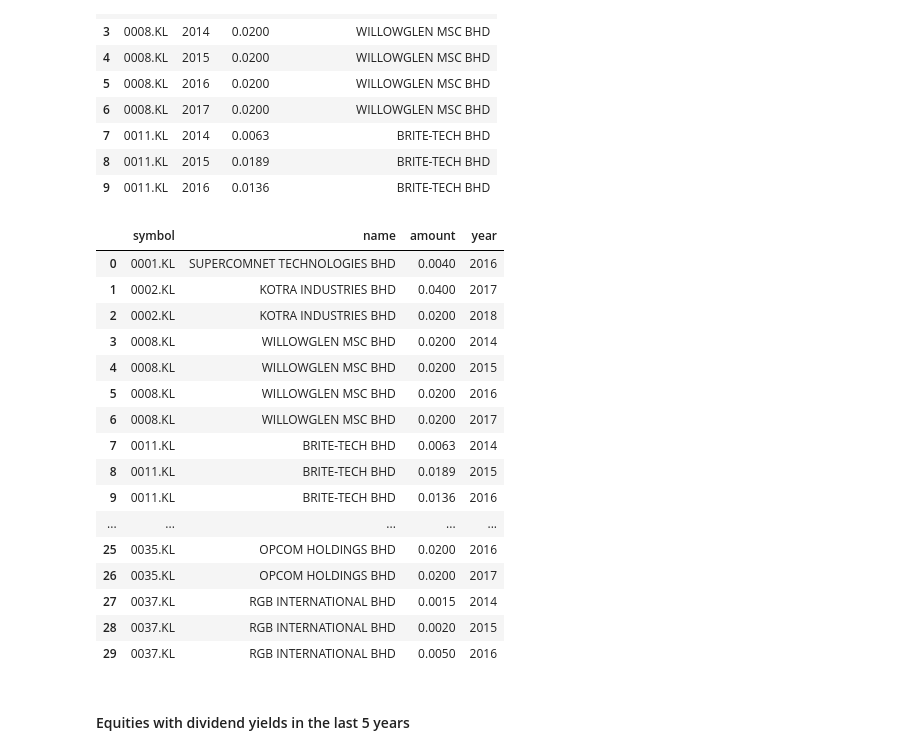
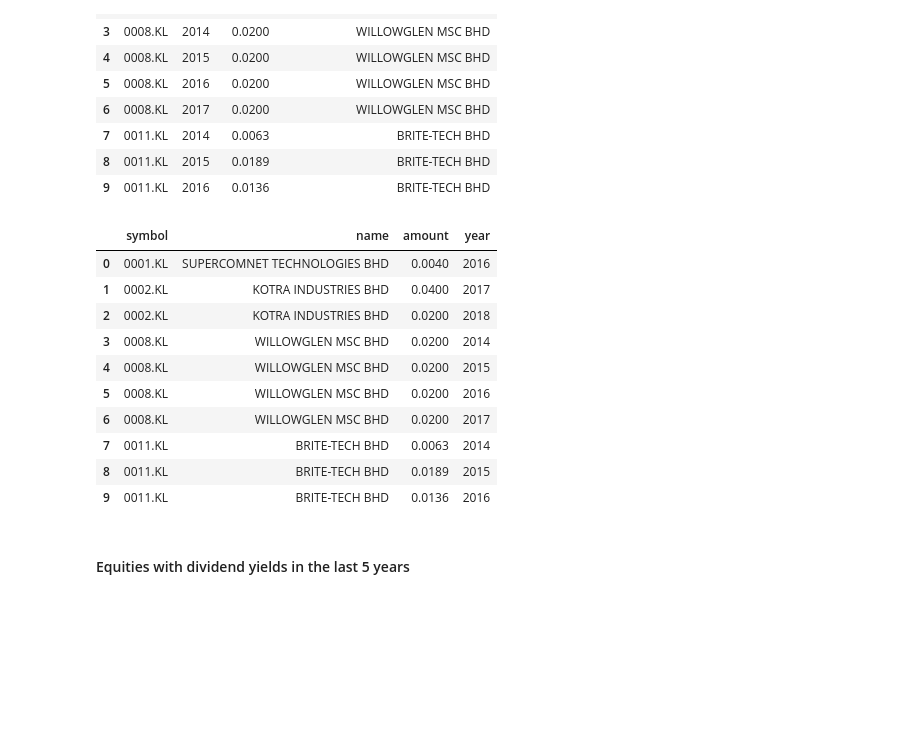
Before and after one commit to mengwangk/ai-playground, a Jupyter notebook: notebook/myInvestor-toolkit.ipynb, the cells around one changed output. Cells and saved outputs as stored; diff of their text form; code cells hidden in the pictures; blank space fills up the shorter version.

```diff
--- a/notebook/myInvestor-toolkit.ipynb
+++ b/notebook/myInvestor-toolkit.ipynb
@@ -222,25 +215,19 @@ df_good_equities.head(10)
 | 9 | 0011.KL | 2016 | 0.0136 | BRITE-TECH BHD |
 # %%
 df_good_equities = df_good_equities[['symbol', 'name', 'amount', 'year']]
-df_good_equities.head(30)
+df_good_equities.head(10)
 # %% [output]
 |  | symbol | name | amount | year |
 | 0 | 0001.KL | SUPERCOMNET TECHNOLOGIES BHD | 0.0040 | 2016 |
 | 1 | 0002.KL | KOTRA INDUSTRIES BHD | 0.0400 | 2017 |
 | 2 | 0002.KL | KOTRA INDUSTRIES BHD | 0.0200 | 2018 |
 | 3 | 0008.KL | WILLOWGLEN MSC BHD | 0.0200 | 2014 |
 | 4 | 0008.KL | WILLOWGLEN MSC BHD | 0.0200 | 2015 |
 | 5 | 0008.KL | WILLOWGLEN MSC BHD | 0.0200 | 2016 |
 | 6 | 0008.KL | WILLOWGLEN MSC BHD | 0.0200 | 2017 |
 | 7 | 0011.KL | BRITE-TECH BHD | 0.0063 | 2014 |
 | 8 | 0011.KL | BRITE-TECH BHD | 0.0189 | 2015 |
 | 9 | 0011.KL | BRITE-TECH BHD | 0.0136 | 2016 |
-| ... | ... | ... | ... | ... |
-| 25 | 0035.KL | OPCOM HOLDINGS BHD | 0.0200 | 2016 |
-| 26 | 0035.KL | OPCOM HOLDINGS BHD | 0.0200 | 2017 |
-| 27 | 0037.KL | RGB INTERNATIONAL BHD | 0.0015 | 2014 |
-| 28 | 0037.KL | RGB INTERNATIONAL BHD | 0.0020 | 2015 |
-| 29 | 0037.KL | RGB INTERNATIONAL BHD | 0.0050 | 2016 |
 # %% [markdown]
 #### Equities with dividend yields in the last 5 years
 # %%
```
Also changed, not shown: parts of 15 cells of this notebook, 10 other files.
